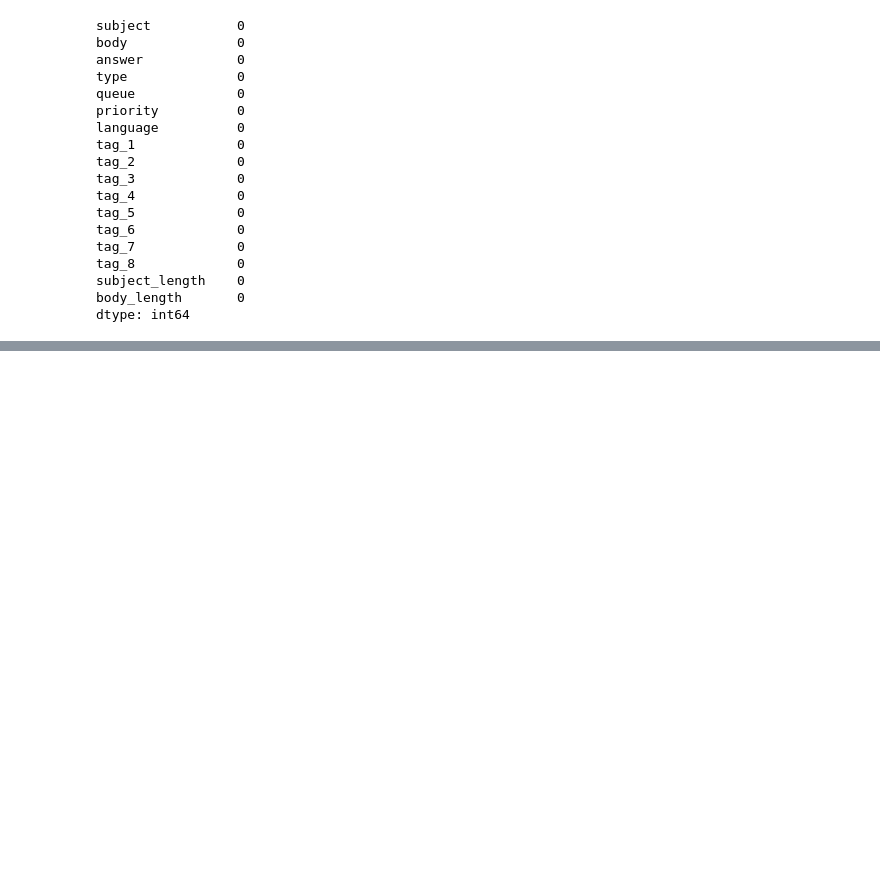
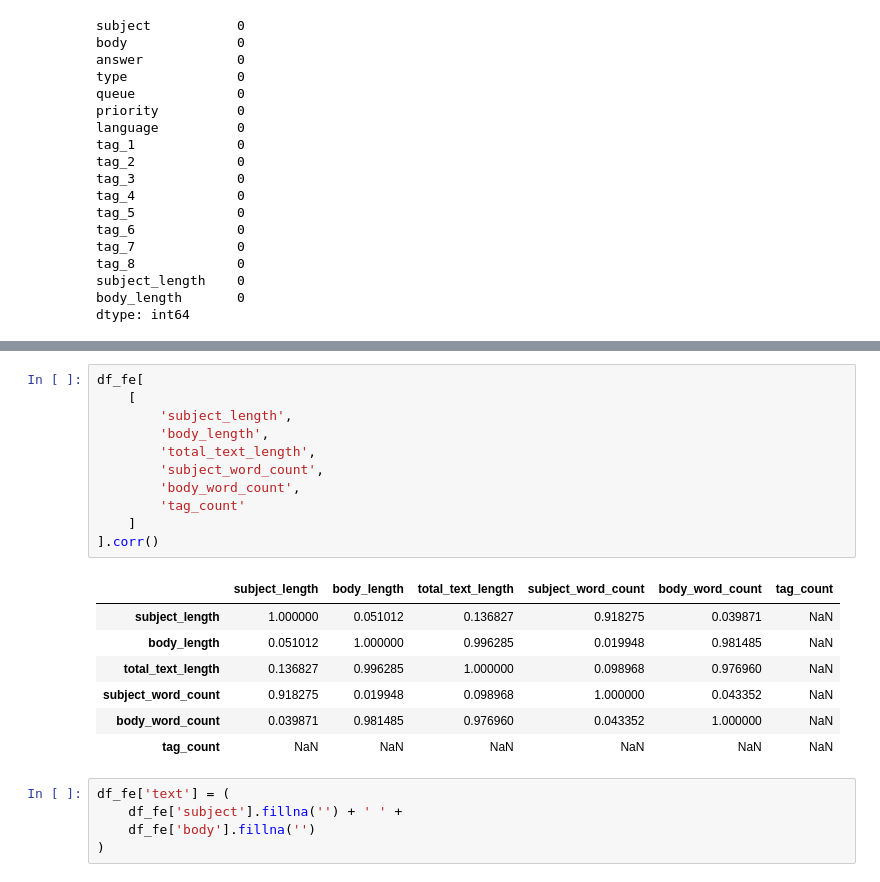
Before and after one commit to prashantmanisrivastava2004-sudo/AI-Enterprise-Workflow-Incident-Intelligence-Platform, a Jupyter notebook: notebooks/01_EDA.ipynb, the cells around one changed output, grey strips where cells are left out. Drawn from its saved outputs; the diff is of its cells as text; blank space fills up the shorter version.

```diff
--- a/notebooks/01_EDA.ipynb
+++ b/notebooks/01_EDA.ipynb
@@ -393,0 +458,24 @@ dtype: int64
+# %%
+df_fe[
+    [
+        'subject_length',
+        'body_length',
+        'total_text_length',
+        'subject_word_count',
+        'body_word_count',
+        'tag_count'
+    ]
+].corr()
+# %% [output]
+|  | subject_length | body_length | total_text_length | subject_word_count | body_word_count | tag_count |
+| subject_length | 1.000000 | 0.051012 | 0.136827 | 0.918275 | 0.039871 | NaN |
+| body_length | 0.051012 | 1.000000 | 0.996285 | 0.019948 | 0.981485 | NaN |
+| total_text_length | 0.136827 | 0.996285 | 1.000000 | 0.098968 | 0.976960 | NaN |
+| subject_word_count | 0.918275 | 0.019948 | 0.098968 | 1.000000 | 0.043352 | NaN |
+| body_word_count | 0.039871 | 0.981485 | 0.976960 | 0.043352 | 1.000000 | NaN |
+| tag_count | NaN | NaN | NaN | NaN | NaN | NaN |
+# %%
+df_fe['text'] = (
+    df_fe['subject'].fillna('') + ' ' +
+    df_fe['body'].fillna('')
+)
```
Also changed, not shown: parts of 10 cells of this notebook.
